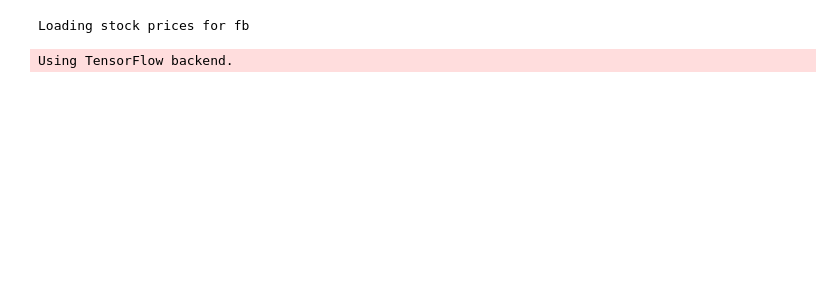
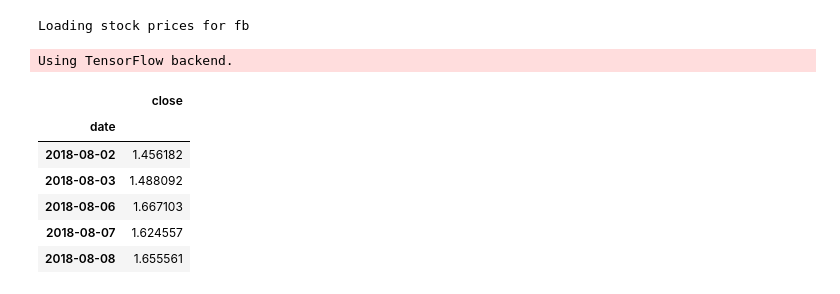
Before and after one commit to CognitiveScale/cortex-fabric-examples, a Jupyter notebook: skill-lab/deep-learning/stock-price-prediction/predictions.ipynb, the cells around one changed output. Cells and saved outputs as stored; diff of their text form; code cells hidden in the pictures; blank space fills up the shorter version.

```diff
--- a/skill-lab/deep-learning/stock-price-prediction/predictions.ipynb
+++ b/skill-lab/deep-learning/stock-price-prediction/predictions.ipynb
@@ -23,6 +23,15 @@ Using TensorFlow backend.
 price_scaler = c.load_model_file(tag='prices_scaler_%s' % s)
 # %%
 df = c.load_feature_file(tag='prices_%s' % s)
+df.tail()
+# %% [output]
+|  | close |
+| date |  |
+| 2018-08-02 | 1.456182 |
+| 2018-08-03 | 1.488092 |
+| 2018-08-06 | 1.667103 |
+| 2018-08-07 | 1.624557 |
+| 2018-08-08 | 1.655561 |
 # %%
 from datetime import timedelta
 
```
Also changed, not shown: parts of 3 cells of this notebook, 9 other files.
